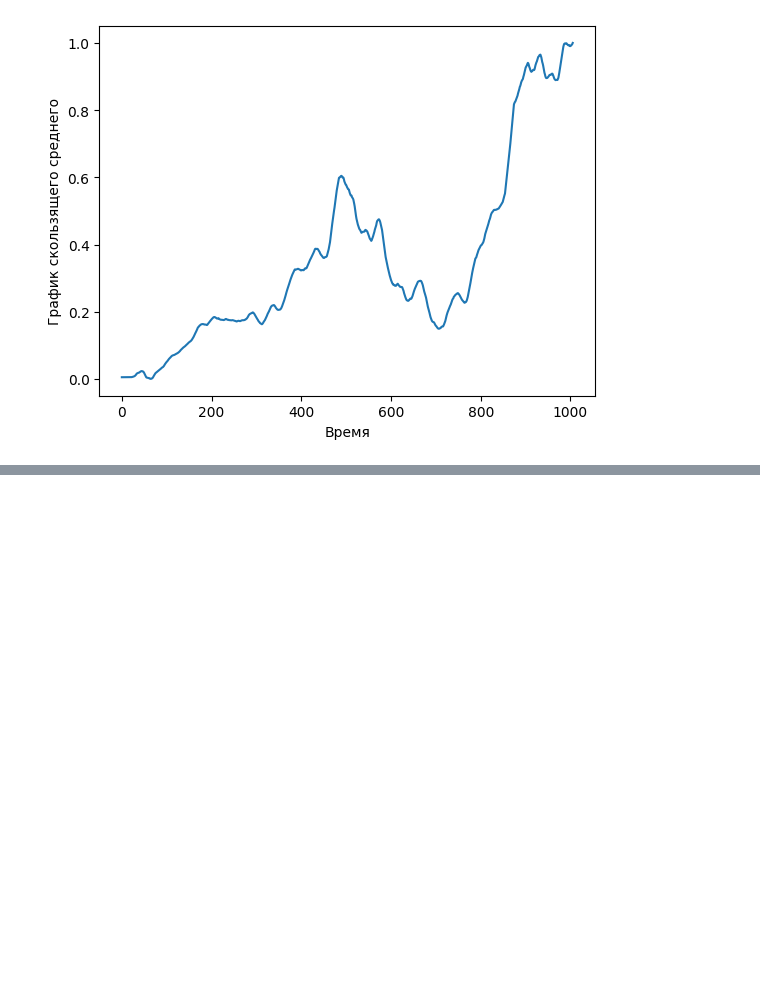
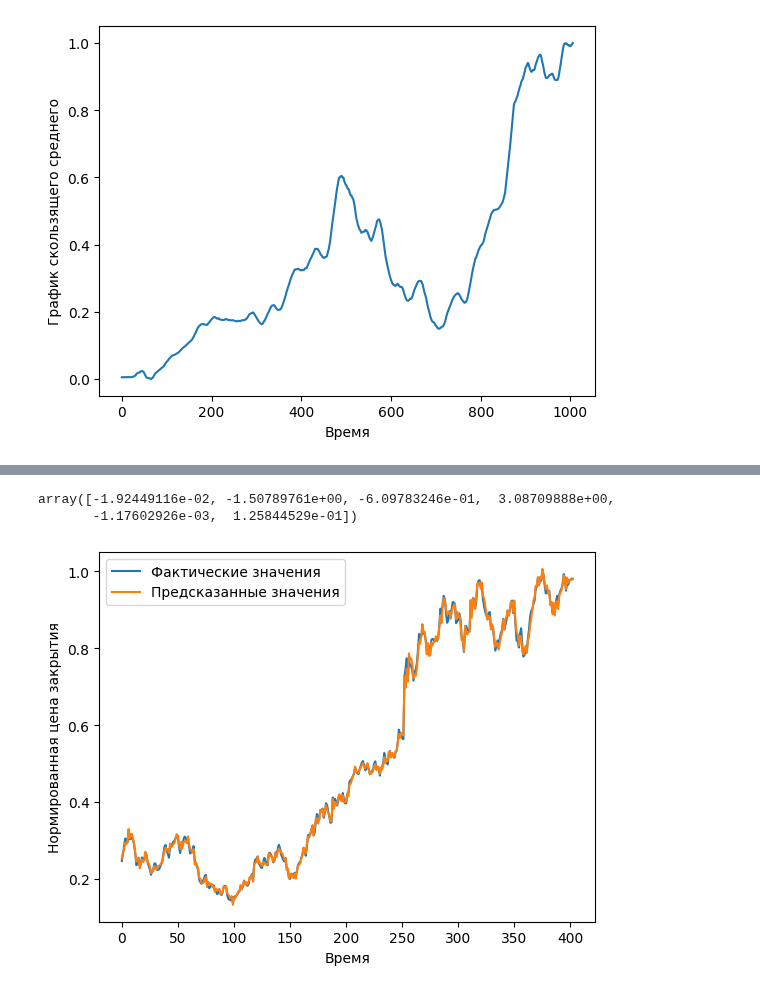
Before and after one commit to need2040/python_solution, a Jupyter notebook: pylabss/lab7_1.ipynb, the cells around one changed output, grey strips where cells are left out. Saved outputs shown, nothing was run; the diff lists cells and outputs as text; code cells hidden in the pictures; blank space fills up the shorter version.

```diff
--- a/pylabss/lab7_1.ipynb
+++ b/pylabss/lab7_1.ipynb
@@ -83 +103,5 @@ Text(0, 0.5, 'График скользящего среднего')
+# %%
+def linear_model(X,y):
+    beta = np.linalg.inv(X.T.dot(X)).dot(X.T).dot(y)
+    return beta
 # %%
@@ -85,0 +109,22 @@ def linear_model(X,y):
+# %%
+beta
+# %% [output]
+array([-1.92449116e-02, -1.50789761e+00, -6.09783246e-01,  3.08709888e+00,
+       -1.17602926e-03,  1.25844529e-01])
+# %%
+#Для дополнительной проверки разделим выборку в соотношении 60/40 и проверим данные
+X_train, X_test, y_train,y_test = train_test_split(X,y, test_size=0.4, shuffle=False)
+# %%
+beta2 = linear_model(X_train, y_train)
+# %%
+y_pred = X_test.dot(beta2)
+# %%
+# График фактических и предсказанных значений
+plt.plot(y_test, label='Фактические значения')
+plt.plot(y_pred, label='Предсказанные значения')
+plt.ylabel("Нормированная цена закрытия")
+plt.xlabel("Время")
+plt.legend()
+plt.show()
+# %% [output]
+[figure, added]
```
Also changed, not shown: parts of 4 cells of this notebook, 8 other files.
